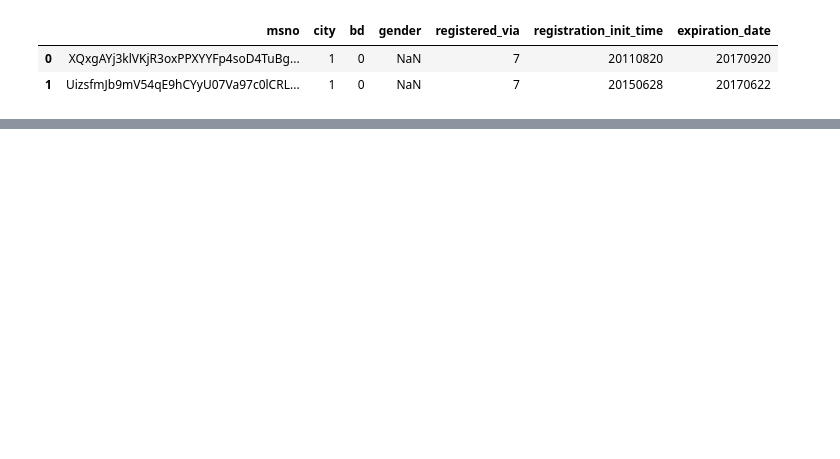
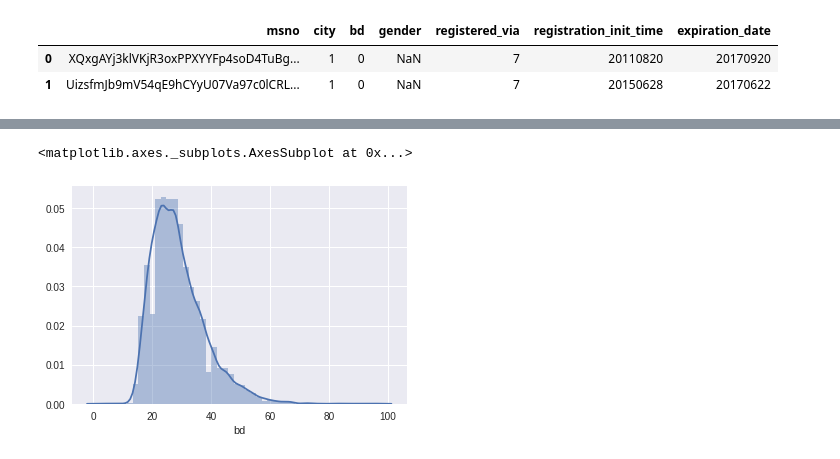
Before and after one commit to scascar/Top1ouRien, a Jupyter notebook: Exploration-members.ipynb, the cells around one changed output, grey strips where cells are left out. Cells and saved outputs as stored; diff of their text form; code cells hidden in the pictures; blank space fills up the shorter version.

```diff
--- a/Exploration-members.ipynb
+++ b/Exploration-members.ipynb
@@ -69,0 +98,6 @@ Name: positive_events, Length: 984, dtype: int64
+# %%
+#maybe include age
+sns.distplot(members[(members['bd']<100)&(members['bd']>0)]['bd'])
+# %% [output]
+<matplotlib.axes._subplots.AxesSubplot at 0x...>
+[figure, added]
```
Also changed, not shown: parts of 9 cells of this notebook.
